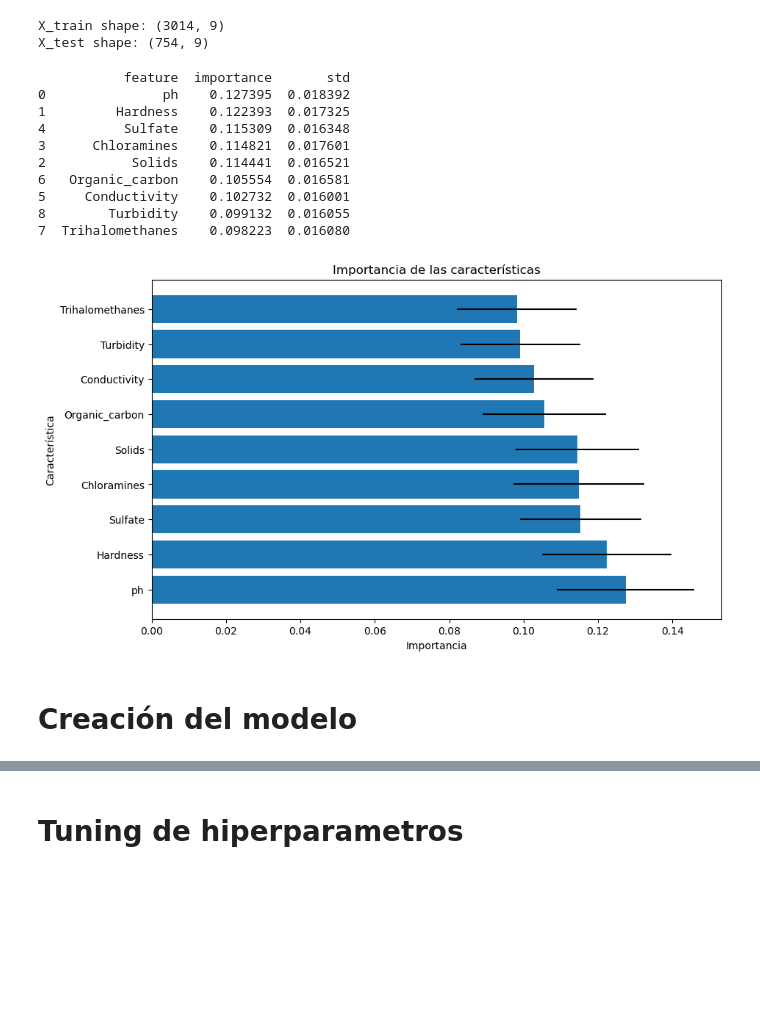
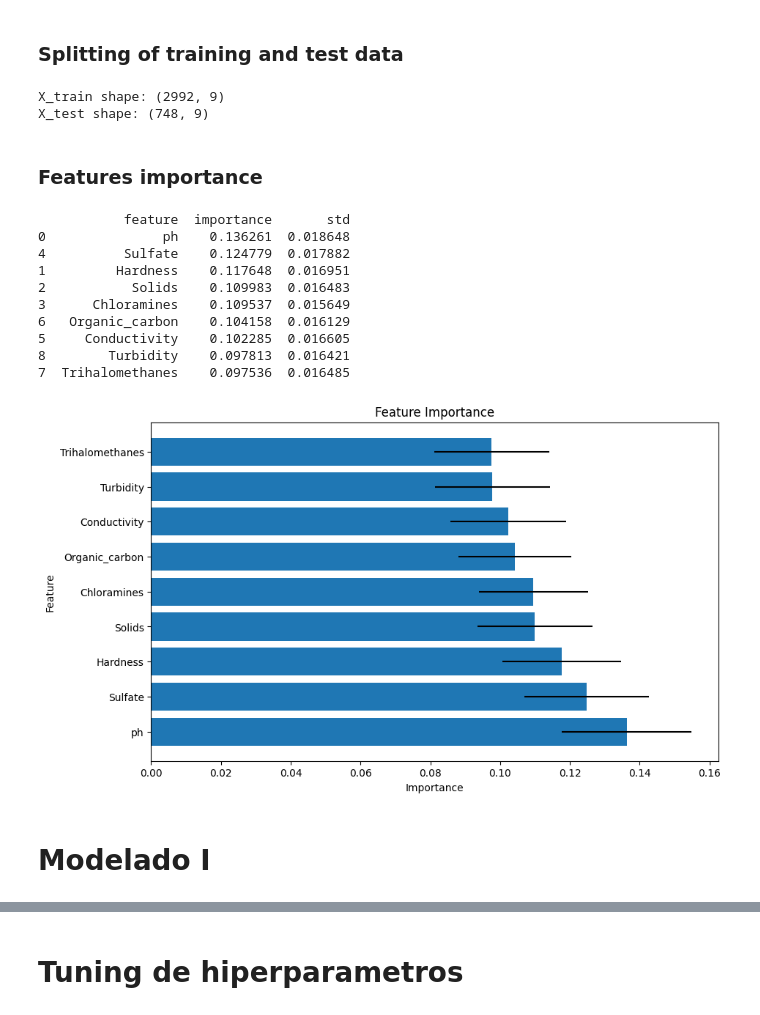
Before and after one commit to Nestor-DS/dl4td_wp, a Jupyter notebook: models/dl4td_random_forest_2.ipynb, the cells around one changed output, grey strips where cells are left out. Saved outputs shown, nothing was run; the diff lists cells and outputs as text; code cells hidden in the pictures; blank space fills up the shorter version.

Commit message:
random forest 2 update

```diff
--- a/models/dl4td_random_forest_2.ipynb
+++ b/models/dl4td_random_forest_2.ipynb
@@ -23,7 +23,7 @@ from sklearn.metrics import roc_auc_score
 import warnings
 warnings.filterwarnings('ignore')
 # %%
-df = pd.read_csv('../drinking_water_potability.csv')
+df = pd.read_csv('../data/drinking_water_potability.csv')
 df.head(5)
 # %% [output]
 |  | ph | Hardness | Solids | Chloramines | Sulfate | Conductivity | Organic_carbon | Trihalomethanes | ... |
@@ -146,55 +172,65 @@ dtype: int64
+# %% [markdown]
+### Splitting of training and test data
 # %%
 from sklearn.model_selection import train_test_split
 
-# Dividir los datos en conjuntos de entrenamiento y prueba
+# Split the data into training and testing sets
 X_train, X_test, y_train, y_test = train_test_split(X_resampled, y_resampled, test_size=0.2, random_state=42)
 
 print('X_train shape:', X_train.shape)
 print('X_test shape:', X_test.shape)
 # %% [output]
-X_train shape: (3014, 9)
-X_test shape: (754, 9)
+X_train shape: (2992, 9)
+X_test shape: (748, 9)
+# %% [markdown]
+### Features importance
 # %%
 from sklearn.ensemble import RandomForestClassifier
 
+# Initialize the Random Forest classifier
 rf = RandomForestClassifier(n_estimators=1000, random_state=2)
+
+# Train the Random Forest classifier
 rf.fit(X_train, y_train)
 
-# Obtener la importancia de las características
+# Get the feature importances
 importances = rf.feature_importances_
 
-# Obtener la desviación estándar de las importancias de las características
+# Get the standard deviation of feature importances across all trees
 std = np.std([tree.feature_importances_ for tree in rf.estimators_], axis=0)
 
-# Crear un DataFrame con las características y sus importancias
+# Create a DataFrame with features and their importances
 df_importances = pd.DataFrame({'feature': X_train.columns, 'importance': importances, 'std': std})
 
-# Ordenar el DataFrame por importancia
+# Sort the DataFrame by importance
 df_importances = df_importances.sort_values('importance', ascending=False)
 
 print(df_importances)
+
+# Plot feature importances
 plt.figure(figsize=(10, 6))
 plt.barh(df_importances['feature'], df_importances['importance'], xerr=df_importances['std'], align='center')
-plt.xlabel('Importancia')
-plt.ylabel('Característica')
-plt.title('Importancia de las características')
+plt.xlabel('Importance')
+plt.ylabel('Feature')
+plt.title('Feature Importance')
 plt.show()
 
-select_features=df_importances[df_importances.importance>=0.05].feature
+# Select features with importance greater than or equal to 0.05
+select_features = df_importances[df_importances.importance >= 0.05].feature
 # %% [output]
            feature  importance       std
-0               ph    0.127395  0.018392
-1         Hardness    0.122393  0.017325
-4          Sulfate    0.115309  0.016348
-3      Chloramines    0.114821  0.017601
-2           Solids    0.114441  0.016521
-6   Organic_carbon    0.105554  0.016581
-5     Conductivity    0.102732  0.016001
-8        Turbidity    0.099132  0.016055
-7  Trihalomethanes    0.098223  0.016080
+0               ph    0.136261  0.018648
+4          Sulfate    0.124779  0.017882
+1         Hardness    0.117648  0.016951
+2           Solids    0.109983  0.016483
+3      Chloramines    0.109537  0.015649
+6   Organic_carbon    0.104158  0.016129
+5     Conductivity    0.102285  0.016605
+8        Turbidity    0.097813  0.016421
+7  Trihalomethanes    0.097536  0.016485
-[figure, old version]
+[figure, new version]
-# %% [markdown]
-# Creación del modelo
+# %% [markdown]
+# Modelado I
 # %%
 # Seleccionar los modelos, ajustar los datos y medir su rendimiento de clasificación.
 KNN = KNeighborsClassifier()
```
Also changed, not shown: parts of 19 cells of this notebook.
